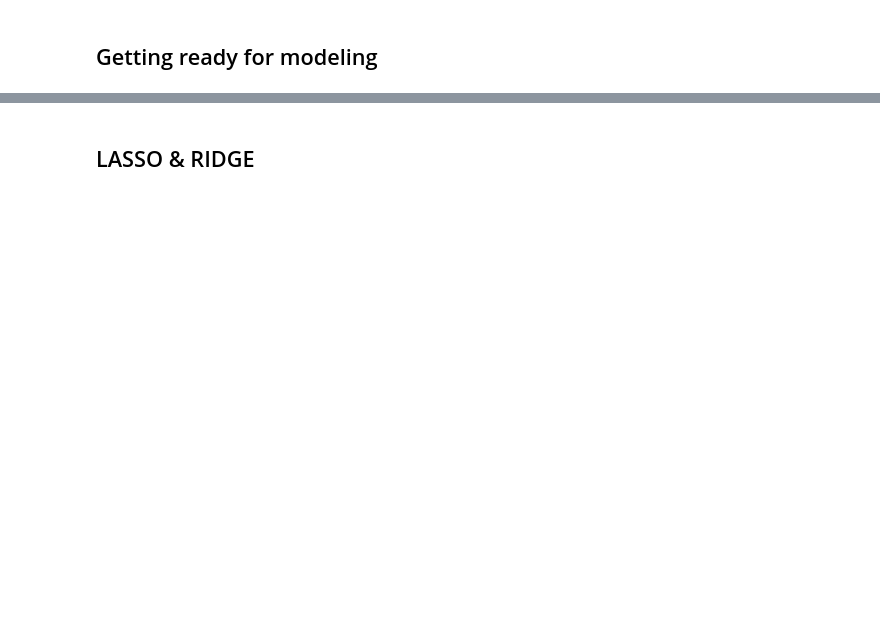
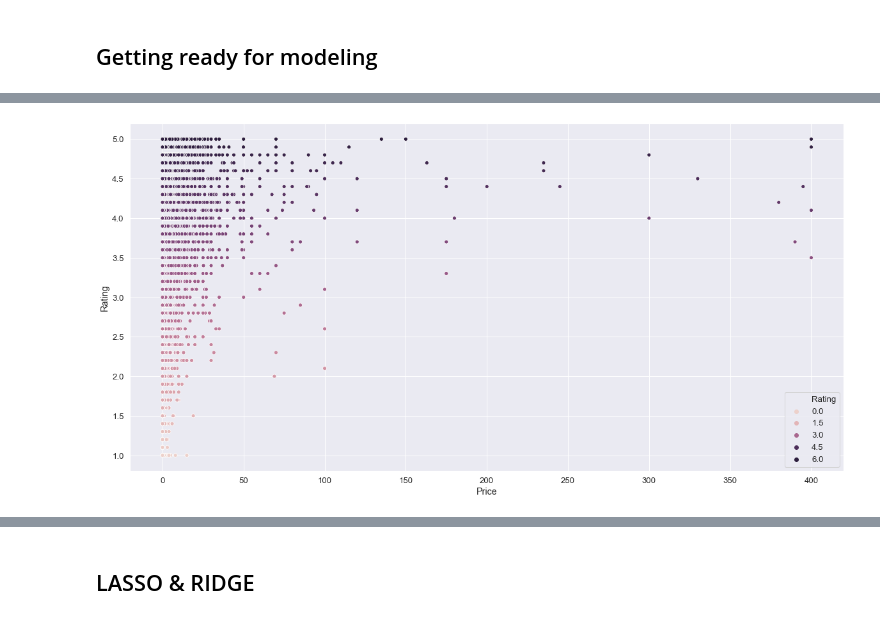
Before and after one commit to lsrinidhi17/GooglePlayStore, a Jupyter notebook: DataCleaning-EDA.ipynb, the cells around one changed output, grey strips where cells are left out. Drawn from its saved outputs; the diff is of its cells as text; code cells hidden in the pictures; blank space fills up the shorter version.

```diff
--- a/DataCleaning-EDA.ipynb
+++ b/DataCleaning-EDA.ipynb
@@ -358,0 +404,9 @@ df['Free'] = pd.Categorical(df.Free)
+# %%
+plt.figure(figsize=(20,10))
+sns.set_style(style='whitegrid',)
+sns.set(font_scale=1.2)
+sns.scatterplot(df.Price,df.Rating,hue=df.Rating)
+
+plt.show()
+# %% [output]
+[figure, added]
```
Also changed, not shown: parts of 22 cells of this notebook.
